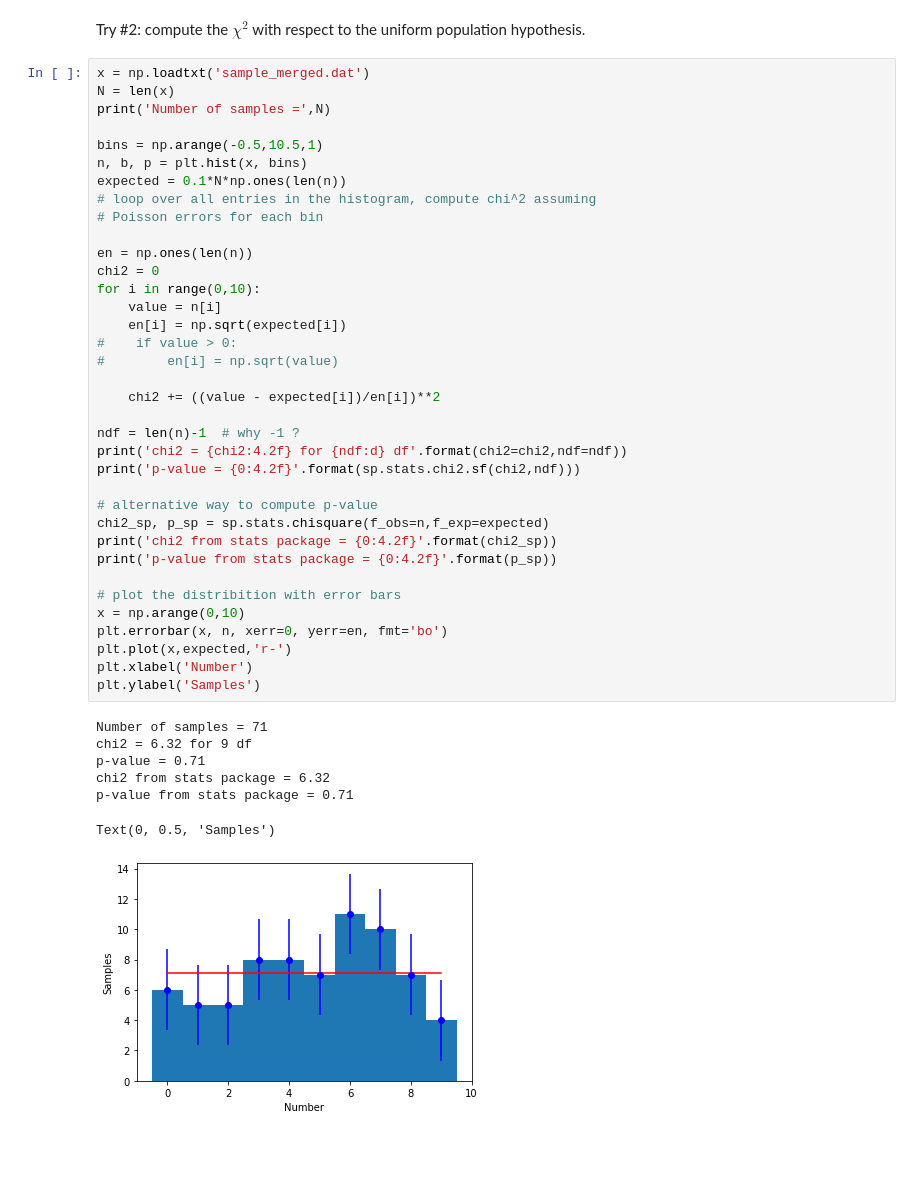
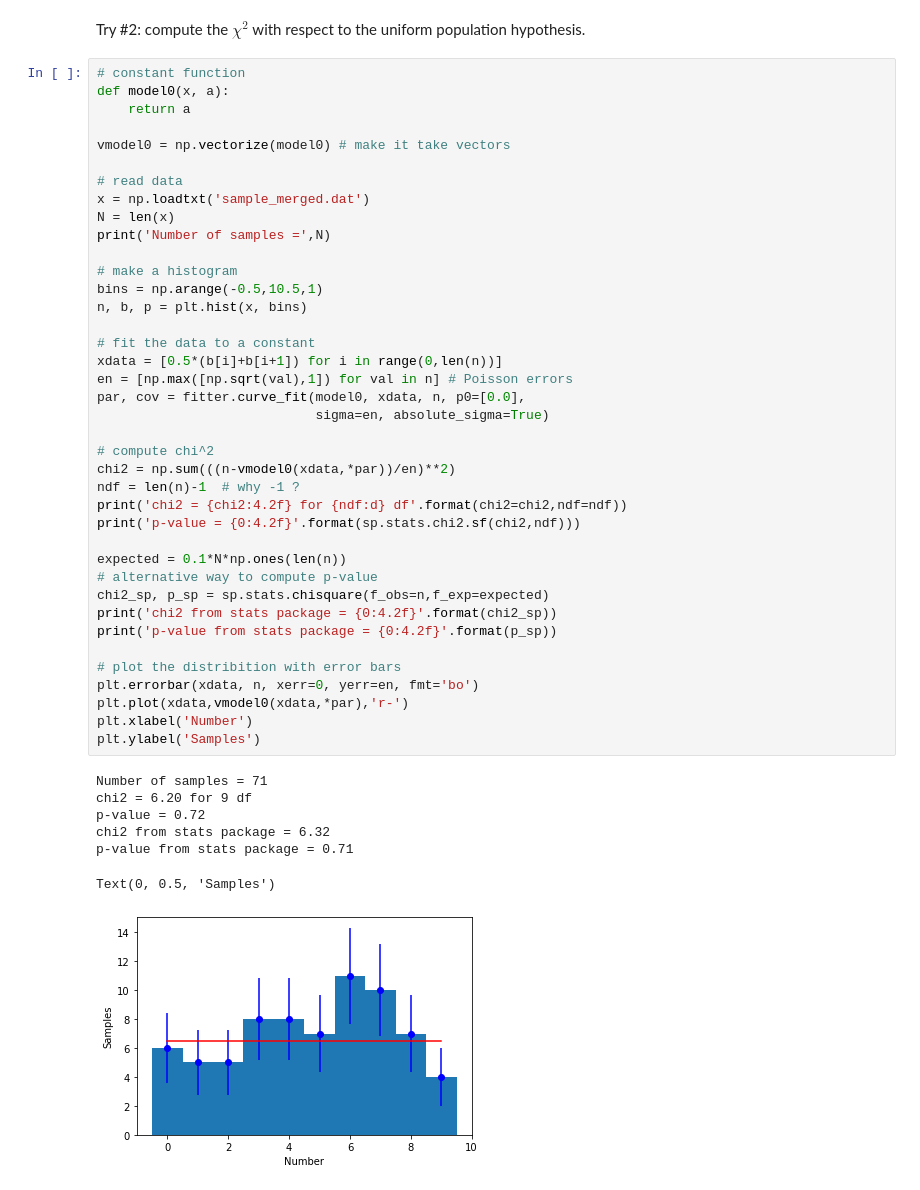
Before and after one commit to ds-connectors/Physics-88-Sp21, a Jupyter notebook: Week07/Lecture06.ipynb, the cells around one changed output. Saved outputs shown, nothing was run; the diff lists cells and outputs as text; blank space fills up the shorter version.

```diff
--- a/Week07/Lecture06.ipynb
+++ b/Week07/Lecture06.ipynb
@@ -554,46 +554,49 @@ p-value of logL=-22.03 is  79.5%
 # %% [markdown]
 Try #2: compute the $\chi^2$ with respect to the uniform population hypothesis.
 # %%
+# constant function
+def model0(x, a):
+    return a
+
+vmodel0 = np.vectorize(model0) # make it take vectors
+
+# read data
 x = np.loadtxt('sample_merged.dat')
 N = len(x)
 print('Number of samples =',N)
 
+# make a histogram
 bins = np.arange(-0.5,10.5,1)
 n, b, p = plt.hist(x, bins)
-expected = 0.1*N*np.ones(len(n))
-# loop over all entries in the histogram, compute chi^2 assuming
-# Poisson errors for each bin
 
-en = np.ones(len(n))
-chi2 = 0
-for i in range(0,10):
-    value = n[i]
-    en[i] = np.sqrt(expected[i])
-#    if value > 0:
-#        en[i] = np.sqrt(value)
+# fit the data to a constant
+xdata = [0.5*(b[i]+b[i+1]) for i in range(0,len(n))]
+en = [np.max([np.sqrt(val),1]) for val in n] # Poisson errors
+par, cov = fitter.curve_fit(model0, xdata, n, p0=[0.0],
+                            sigma=en, absolute_sigma=True)
 
-    chi2 += ((value - expected[i])/en[i])**2
-
+# compute chi^2
+chi2 = np.sum(((n-vmodel0(xdata,*par))/en)**2)
 ndf = len(n)-1  # why -1 ?
 print('chi2 = {chi2:4.2f} for {ndf:d} df'.format(chi2=chi2,ndf=ndf))
 print('p-value = {0:4.2f}'.format(sp.stats.chi2.sf(chi2,ndf)))
 
+expected = 0.1*N*np.ones(len(n))
 # alternative way to compute p-value
 chi2_sp, p_sp = sp.stats.chisquare(f_obs=n,f_exp=expected)
 print('chi2 from stats package = {0:4.2f}'.format(chi2_sp))
 print('p-value from stats package = {0:4.2f}'.format(p_sp))
 
 # plot the distribition with error bars
-x = np.arange(0,10)
-plt.errorbar(x, n, xerr=0, yerr=en, fmt='bo')
-plt.plot(x,expected,'r-')
+plt.errorbar(xdata, n, xerr=0, yerr=en, fmt='bo')
+plt.plot(xdata,vmodel0(xdata,*par),'r-')
 plt.xlabel('Number')
 plt.ylabel('Samples')
 # %% [output]
 Number of samples = 71
-chi2 = 6.32 for 9 df
-p-value = 0.71
+chi2 = 6.20 for 9 df
+p-value = 0.72
 chi2 from stats package = 6.32
 p-value from stats package = 0.71
 Text(0, 0.5, 'Samples')
-[figure, old version]
+[figure, new version]
```
Also changed, not shown: parts of 3 cells of this notebook, 1 other file.
